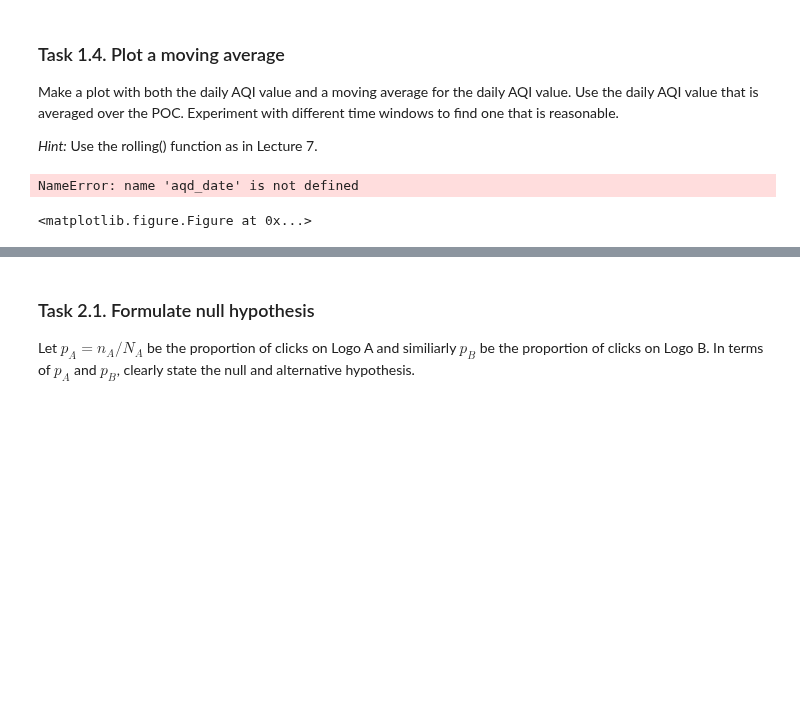
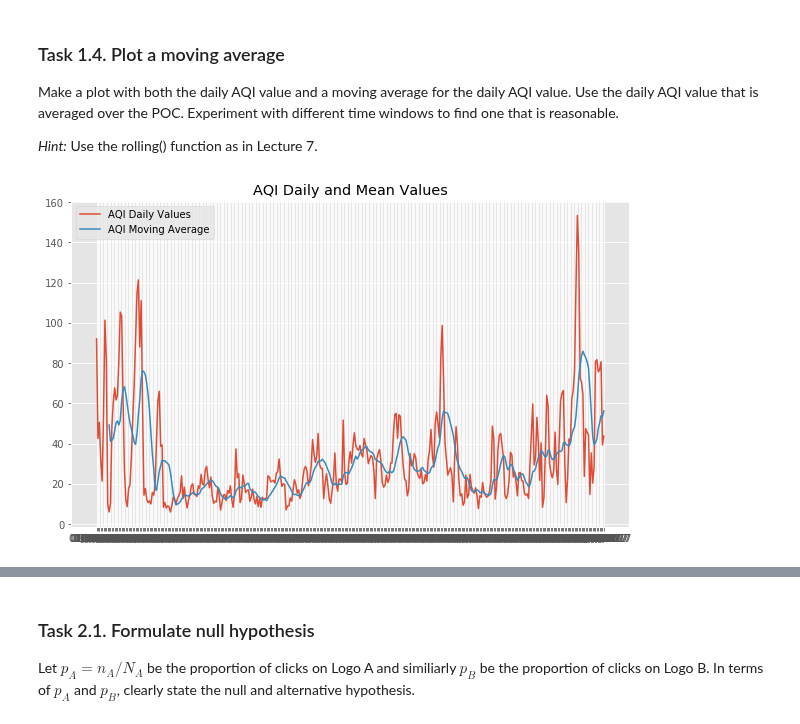
Before and after one commit to brookeslawski/datascience-homeworks-local, a Jupyter notebook: HW4/2018-HW4.ipynb, the cells around one changed output, grey strips where cells are left out. Drawn from its saved outputs; the diff is of its cells as text; code cells hidden in the pictures; blank space fills up the shorter version.

```diff
--- a/HW4/2018-HW4.ipynb
+++ b/HW4/2018-HW4.ipynb
@@ -98,19 +98,18 @@ Make a plot with both the daily AQI value and a moving average for the daily AQI
 # %%
 # your code goes here
 import numpy as np
 fig4 = plt.figure()
-aqi = aqd_date.mean()[["DAILY_AQI_VALUE"]]
+aqi = aqd.groupby("Date")[["DAILY_AQI_VALUE"]].mean()
 mvg_avg = np.round(aqi["DAILY_AQI_VALUE"].rolling(window = 10, center = False).mean(), 2)
 # experimented with window = 5, 10, 20, and 30 --> 10 looks appropriate because it captures the up and downward trends,
 # but doesn't oscillate all the way out to the absolute maxima and minima
 plt.plot(aqi, label="AQI Daily Values")
 plt.plot(mvg_avg, label="AQI Moving Average")
 plt.legend()
 plt.title("AQI Daily and Mean Values")
 plt.show()
 # %% [output]
-NameError: name 'aqd_date' is not defined
-<matplotlib.figure.Figure at 0x...>
+[figure, added]
 # %% [markdown]
 ## Part 2: A/B testing
 
```
Also changed, not shown: 1 other file.
